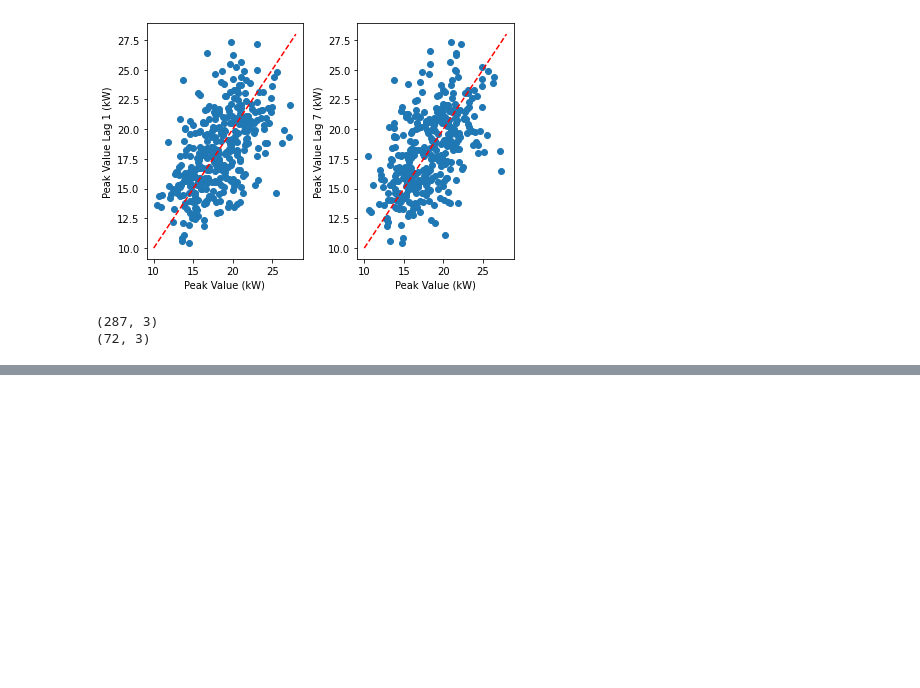
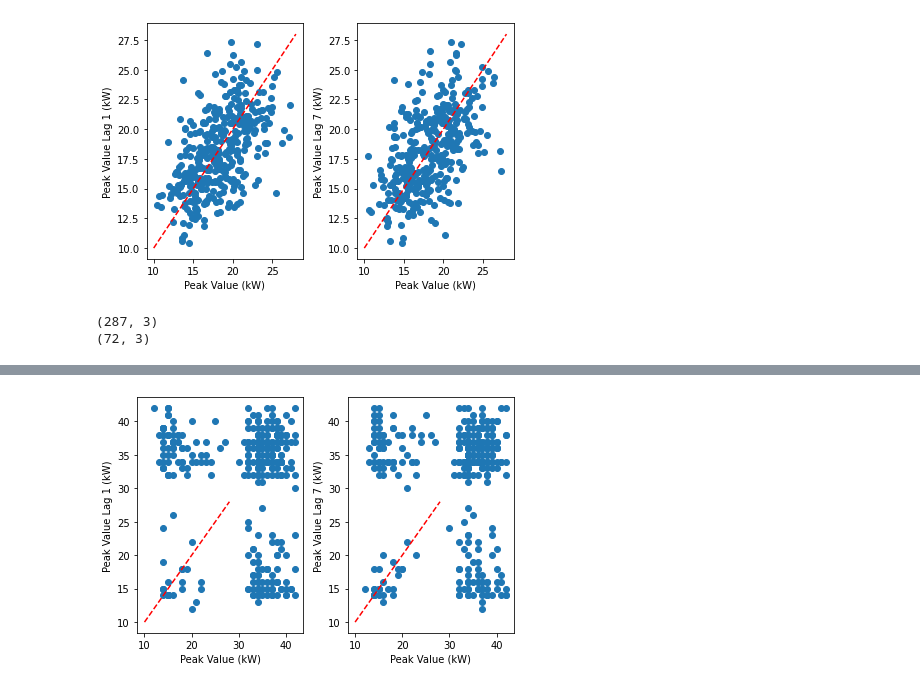
Before and after one commit to stait20/Code, a Jupyter notebook: scikit/PeakPrediction.ipynb, the cells around one changed output, grey strips where cells are left out. Cells and saved outputs as stored; diff of their text form; code cells hidden in the pictures; blank space fills up the shorter version.

```diff
--- a/scikit/PeakPrediction.ipynb
+++ b/scikit/PeakPrediction.ipynb
@@ -142,0 +144,24 @@ plt.scatter(peaks_orig, pred)
+# %%
+index = list(range(6))
+# hour of peak
+HoP = np.delete(hourOfPeak, index)
+HoP_lag1 = np.delete(np.roll(hourOfPeak, 1), index)
+HoP_lag7 = np.delete(np.roll(hourOfPeak, 7), index)
+MoY_new = np.delete(MoY, index)
+
+fig, ax = plt.subplots()
+plt.subplot(1,2,1)
+plt.scatter(HoP, HoP_lag1)
+plt.plot([10,28], [10,28], c="r",ls="--")
+plt.xlabel("Peak Value (kW)")
+plt.ylabel("Peak Value Lag 1 (kW)")
+
+plt.subplot(1,2,2)
+plt.scatter(HoP, HoP_lag7)
+plt.plot([10,28], [10,28], c="r",ls="--")
+plt.xlabel("Peak Value (kW)")
+plt.ylabel("Peak Value Lag 7 (kW)")
+fig.tight_layout()
+plt.show()
+# %% [output]
+[figure, added]
```
Also changed, not shown: parts of 2 cells of this notebook.
